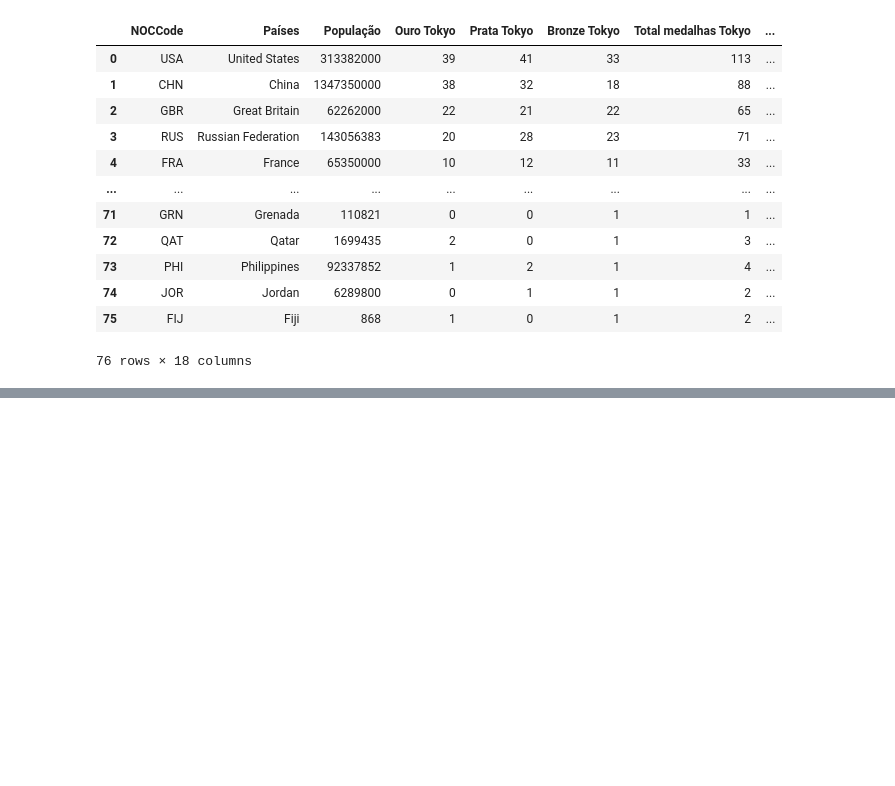
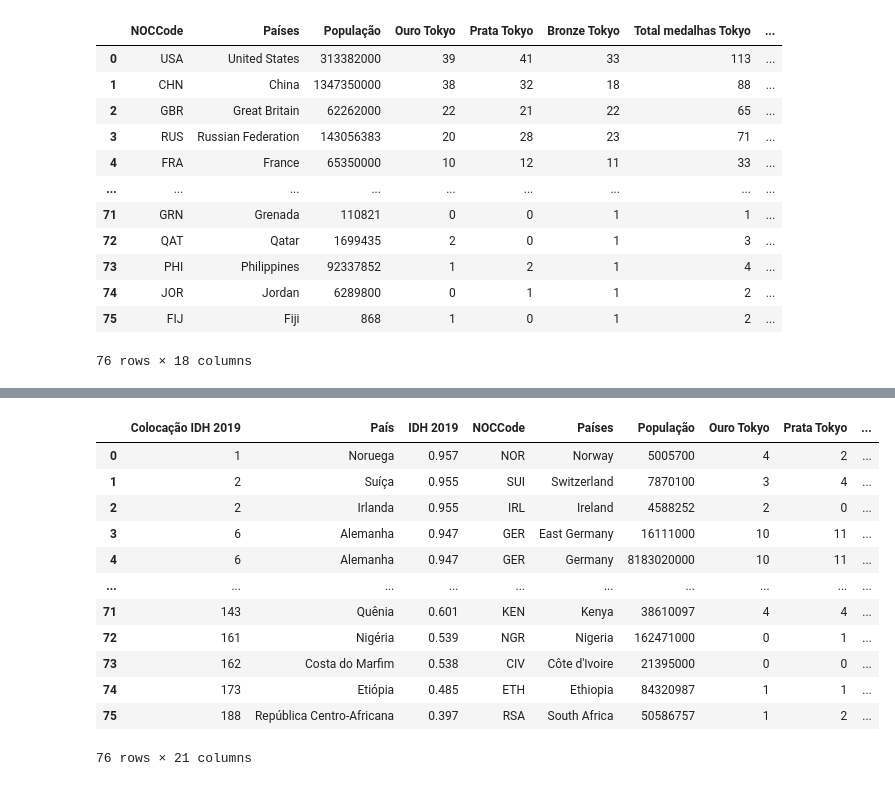
Before and after one commit to brunabellini/Projeto_Olimpiadas, a Jupyter notebook: olimpiada.ipynb, the cells around one changed output, grey strips where cells are left out. Saved outputs shown, nothing was run; the diff lists cells and outputs as text; code cells hidden in the pictures; blank space fills up the shorter version.

```diff
--- a/olimpiada.ipynb
+++ b/olimpiada.ipynb
@@ -386,3 +387,8 @@ juntos_2
 | 74 | JOR | Jordan | 6289800 | 0 | 1 | 1 | 2 | ... |
 | 75 | FIJ | Fiji | 868 | 1 | 0 | 1 | 2 | ... |
 76 rows × 18 columns
+# %%
+idh_2019 =pd.read_csv('./Data/idh_global2019.csv', sep=';')
+idh_2019.drop(['Unnamed: 0'], axis=1,inplace=True)
+idh_2019.dropna(inplace= True)
+idh_2019
@@ -389,3 +409,22 @@ juntos_2
+# %%
+juntos_3 = idh_2019.merge(juntos_2, left_on='NOCCode', right_on='NOCCode')
+juntos_3 = juntos_3.rename(columns={'IDH_x':'IDH 2019', 'IDH_y':'IDH 2014', 'Colocação':'Ranking IDH global 2019'})
+juntos_3 = juntos_3[['NOCCode', 'Países','População', 'Ouro Tokyo','Prata Tokyo','Bronze Tokyo','Total medalhas Tokyo','Ranking medalhas Tokyo', 'Ranking IDH global 2019','IDH 2019', 'Ouro Rio', 'Prata Rio','Bronze Rio','Total medalhas Rio', 'Ranking IDH global 2014', 'IDH 2014','Total medalhas', 'Ranking total olimpíadas','População por medalhas', 'Ranking pop por medalha']]
+juntos_3
+# %% [output]
+|  | Colocação IDH 2019 | País | IDH 2019 | NOCCode | Países | População | Ouro Tokyo | Prata Tokyo | ... |
+| 0 | 1 | Noruega | 0.957 | NOR | Norway | 5005700 | 4 | 2 | ... |
+| 1 | 2 | Suíça | 0.955 | SUI | Switzerland | 7870100 | 3 | 4 | ... |
+| 2 | 2 | Irlanda | 0.955 | IRL | Ireland | 4588252 | 2 | 0 | ... |
+| 3 | 6 | Alemanha | 0.947 | GER | East Germany | 16111000 | 10 | 11 | ... |
+| 4 | 6 | Alemanha | 0.947 | GER | Germany | 8183020000 | 10 | 11 | ... |
+| ... | ... | ... | ... | ... | ... | ... | ... | ... | ... |
+| 71 | 143 | Quênia | 0.601 | KEN | Kenya | 38610097 | 4 | 4 | ... |
+| 72 | 161 | Nigéria | 0.539 | NGR | Nigeria | 162471000 | 0 | 1 | ... |
+| 73 | 162 | Costa do Marfim | 0.538 | CIV | Côte d'Ivoire | 21395000 | 0 | 0 | ... |
+| 74 | 173 | Etiópia | 0.485 | ETH | Ethiopia | 84320987 | 1 | 1 | ... |
+| 75 | 188 | República Centro-Africana | 0.397 | RSA | South Africa | 50586757 | 1 | 2 | ... |
+76 rows × 21 columns
 # %%
 juntos_brasil = df.merge(last4, left_on='Local', right_on='Local')
 juntos_brasil['Total'] = juntos_brasil['Total'].astype(int)
```
Also changed, not shown: parts of 3 cells of this notebook, 1 other file.
